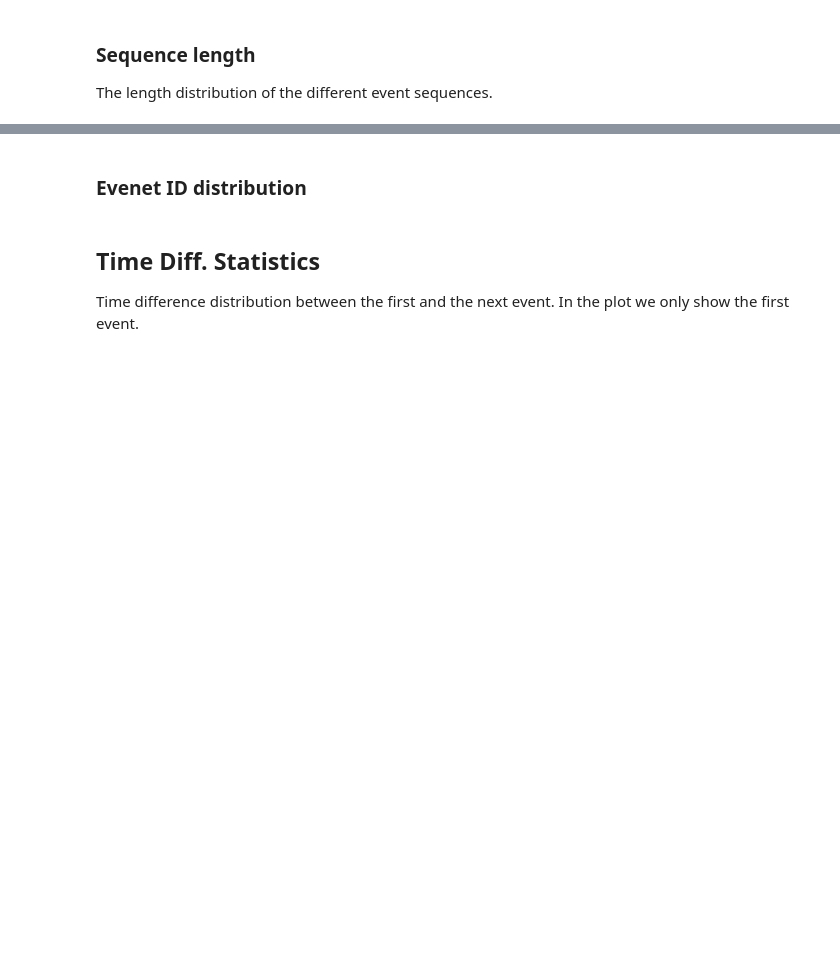
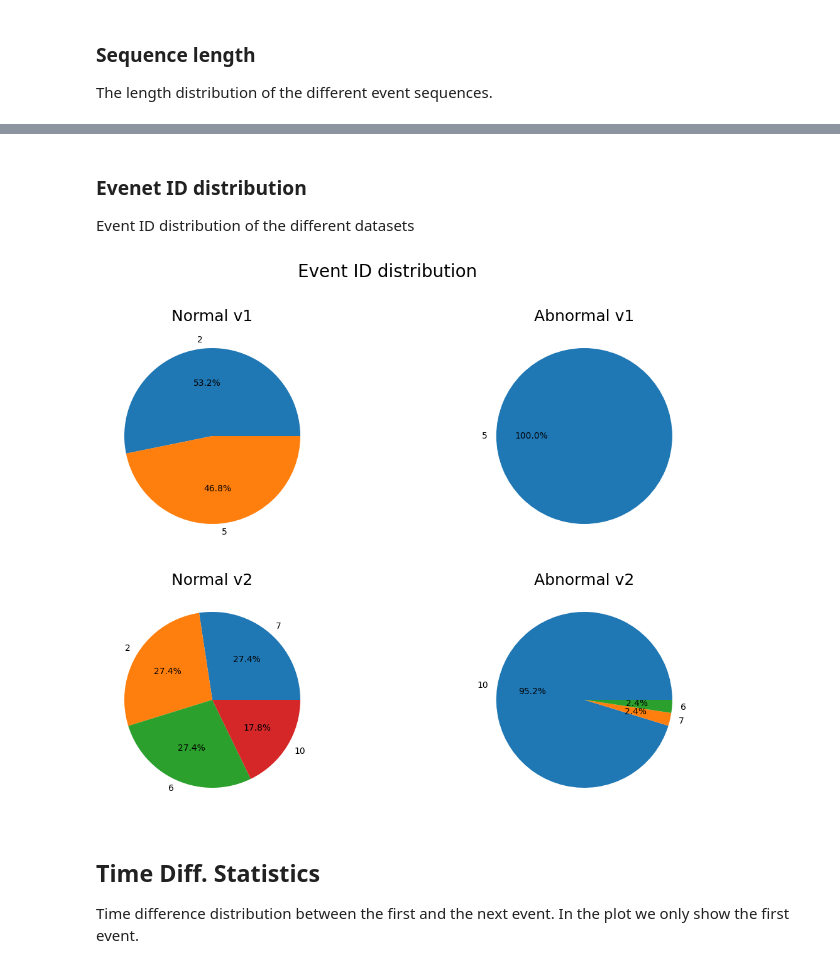
Before and after one commit to ait-aecid/log-gym, a Jupyter notebook: notebooks/data_analysis.ipynb, the cells around one changed output, grey strips where cells are left out. Cells and saved outputs as stored; diff of their text form; code cells hidden in the pictures; blank space fills up the shorter version.

```diff
--- a/notebooks/data_analysis.ipynb
+++ b/notebooks/data_analysis.ipynb
@@ -71,5 +74,11 @@ plot_events_length(tables)
 # %% [markdown]
 ### Evenet ID distribution
+
+Event ID distribution of the different datasets
+# %%
+plot_unique_events(tables)
+# %% [output]
+[figure, added]
 # %% [markdown]
 ## Time Diff. Statistics
 
```
Also changed, not shown: parts of 10 cells of this notebook, 1 other file.
